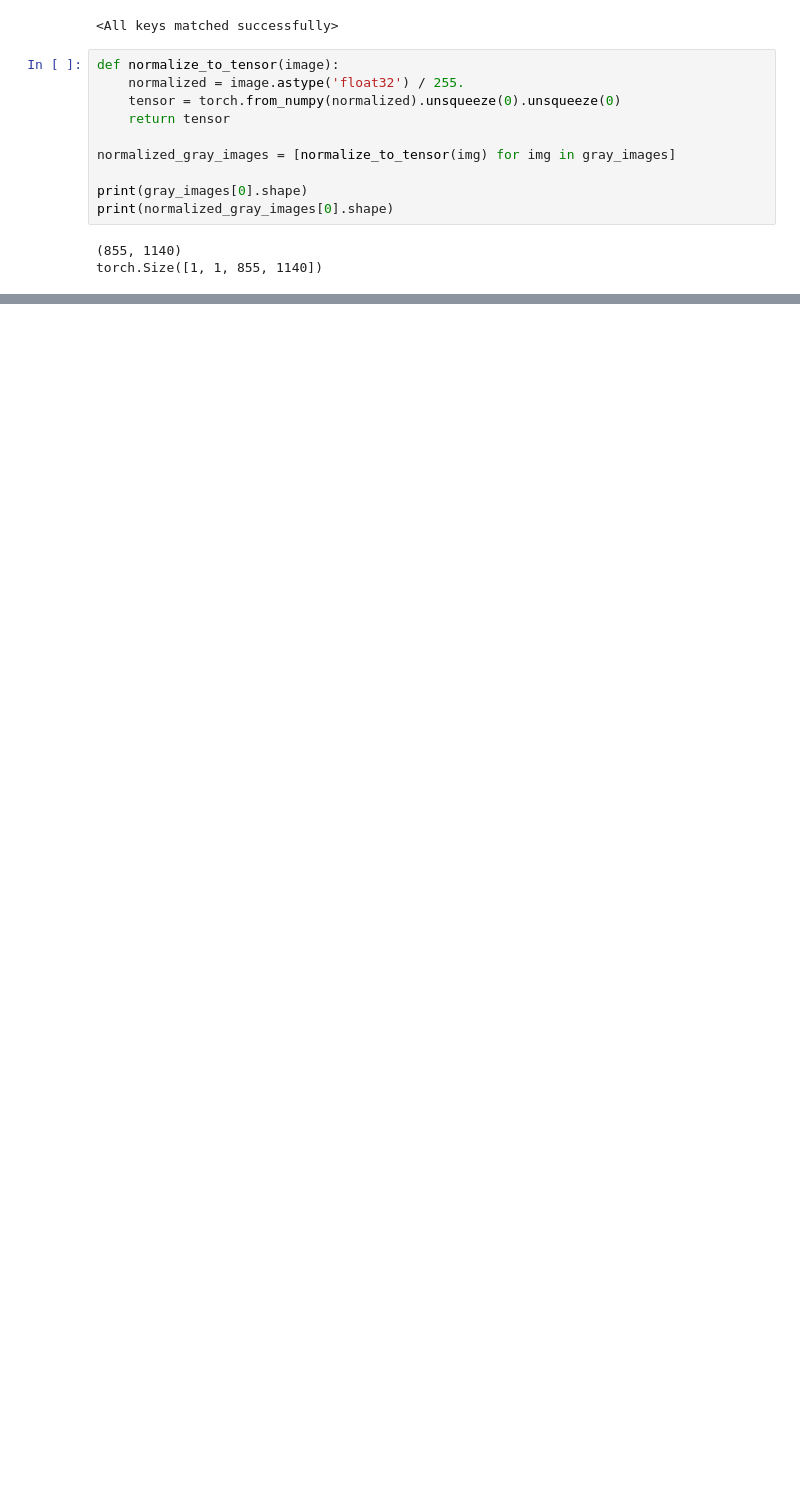
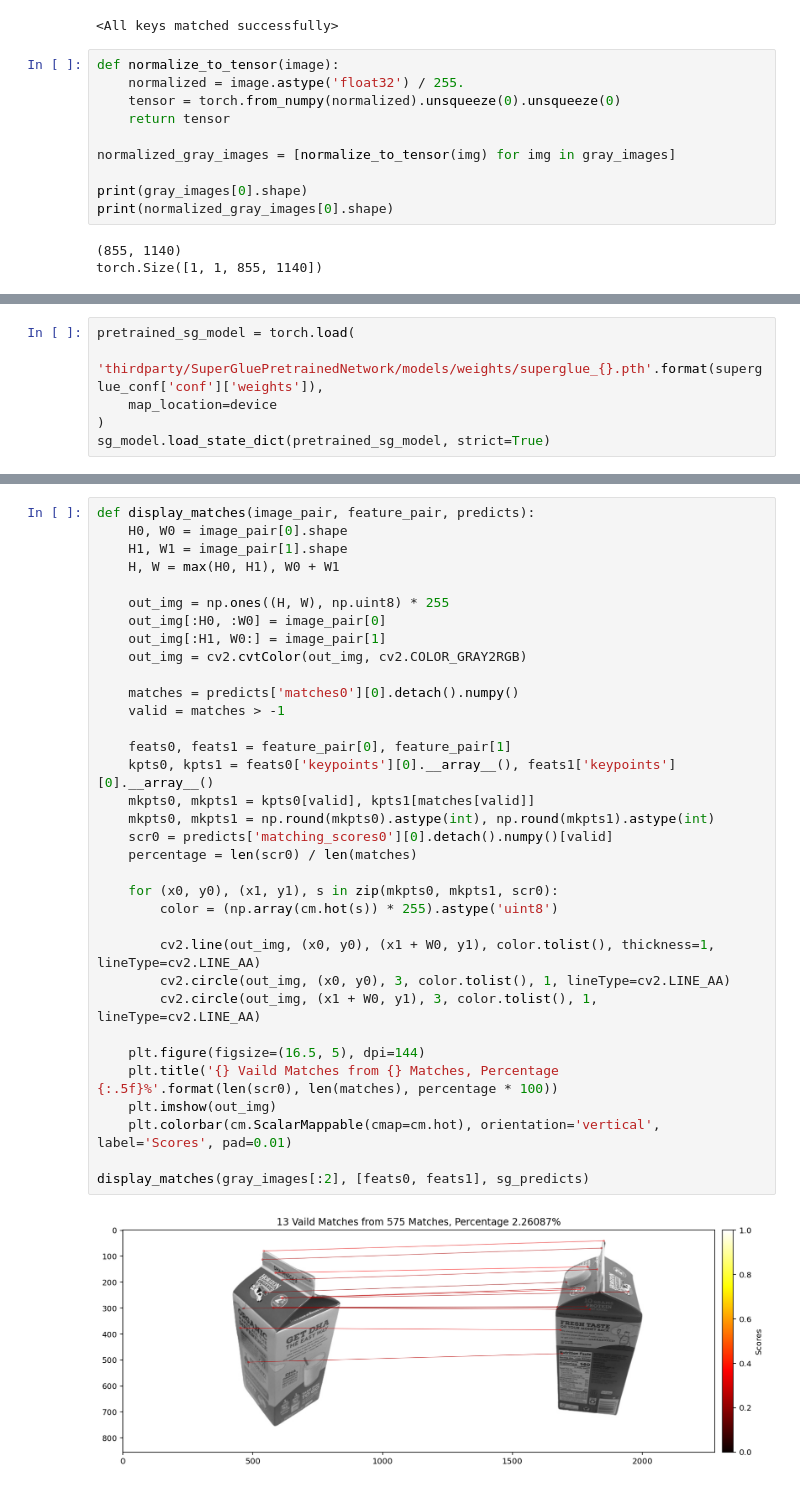
Before and after one commit to Unbinilium/DeepSfM, a Jupyter notebook: src/Features-Matching.ipynb, the cells around one changed output, grey strips where cells are left out. Drawn from its saved outputs; the diff is of its cells as text; blank space fills up the shorter version.

```diff
--- a/src/Features-Matching.ipynb
+++ b/src/Features-Matching.ipynb
@@ -219,0 +263,6 @@ display_feature_points(gray_images, keypoints, scores)
+# %%
+pretrained_sg_model = torch.load(
+    'thirdparty/SuperGluePretrainedNetwork/models/weights/superglue_{}.pth'.format(superglue_conf['conf']['weights']),
+    map_location=device
+)
+sg_model.load_state_dict(pretrained_sg_model, strict=True)
@@ -219,0 +329,36 @@ display_feature_points(gray_images, keypoints, scores)
+# %%
+def display_matches(image_pair, feature_pair, predicts):
+    H0, W0 = image_pair[0].shape
+    H1, W1 = image_pair[1].shape
+    H, W = max(H0, H1), W0 + W1
+
+    out_img = np.ones((H, W), np.uint8) * 255
+    out_img[:H0, :W0] = image_pair[0]
+    out_img[:H1, W0:] = image_pair[1]
+    out_img = cv2.cvtColor(out_img, cv2.COLOR_GRAY2RGB)
+
+    matches = predicts['matches0'][0].detach().numpy()
+    valid = matches > -1
+
+    feats0, feats1 = feature_pair[0], feature_pair[1]
+    kpts0, kpts1 = feats0['keypoints'][0].__array__(), feats1['keypoints'][0].__array__()
+    mkpts0, mkpts1 = kpts0[valid], kpts1[matches[valid]]
+    mkpts0, mkpts1 = np.round(mkpts0).astype(int), np.round(mkpts1).astype(int)
+    scr0 = predicts['matching_scores0'][0].detach().numpy()[valid]
+    percentage = len(scr0) / len(matches)
+
+    for (x0, y0), (x1, y1), s in zip(mkpts0, mkpts1, scr0):
+        color = (np.array(cm.hot(s)) * 255).astype('uint8')
+
+        cv2.line(out_img, (x0, y0), (x1 + W0, y1), color.tolist(), thickness=1, lineType=cv2.LINE_AA)
+        cv2.circle(out_img, (x0, y0), 3, color.tolist(), 1, lineType=cv2.LINE_AA)
+        cv2.circle(out_img, (x1 + W0, y1), 3, color.tolist(), 1, lineType=cv2.LINE_AA)
+
+    plt.figure(figsize=(16.5, 5), dpi=144)
+    plt.title('{} Vaild Matches from {} Matches, Percentage {:.5f}%'.format(len(scr0), len(matches), percentage * 100))
+    plt.imshow(out_img)
+    plt.colorbar(cm.ScalarMappable(cmap=cm.hot), orientation='vertical', label='Scores', pad=0.01)
+
+display_matches(gray_images[:2], [feats0, feats1], sg_predicts)
+# %% [output]
+[figure, added]
```
Also changed, not shown: parts of 19 cells of this notebook.
